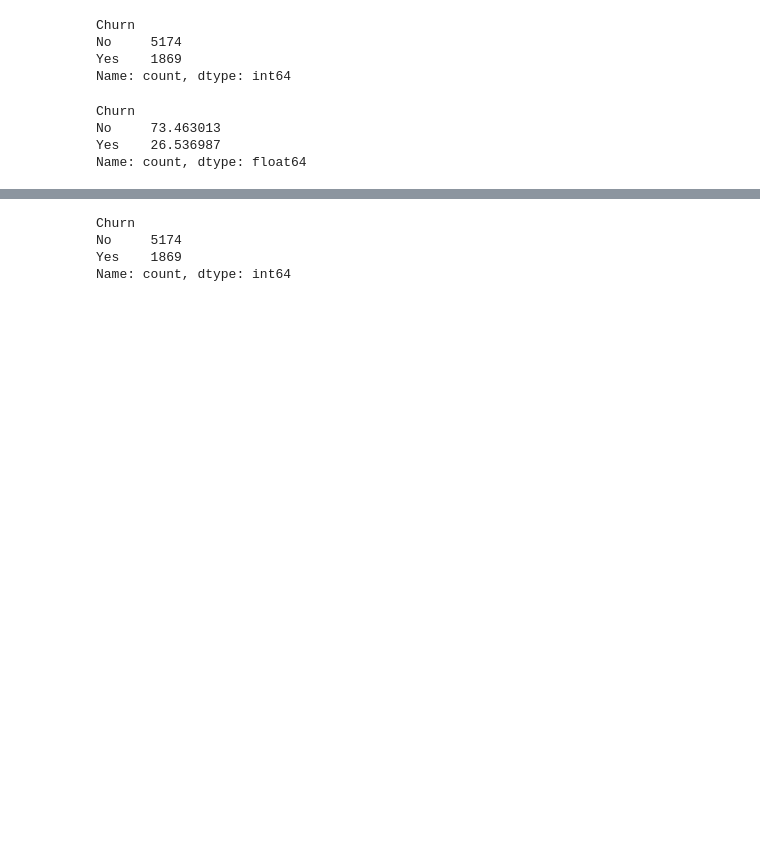
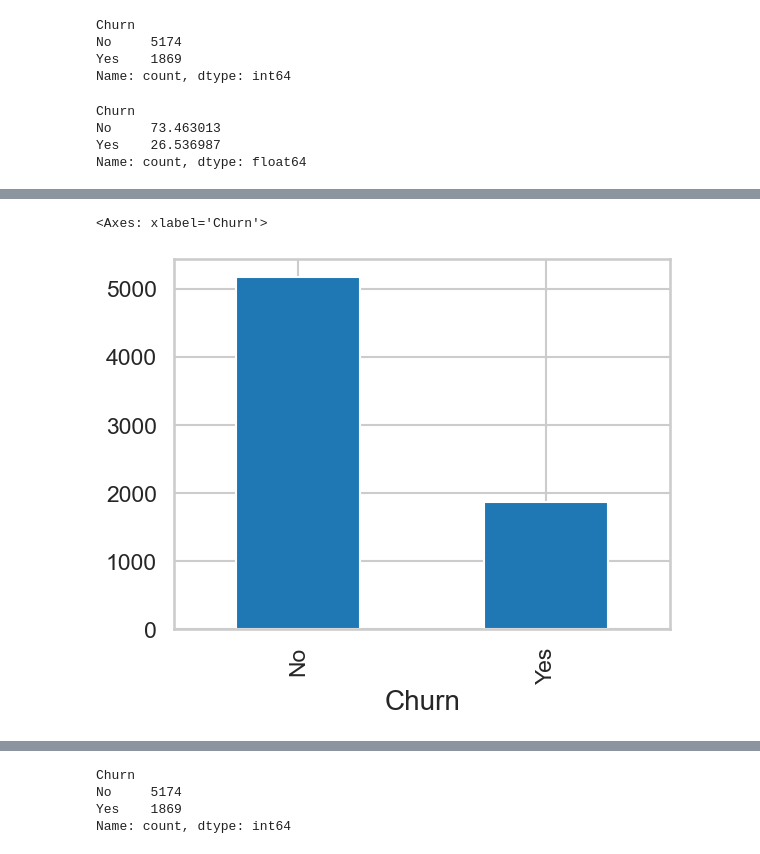
Before and after one commit to Musharraf-Bubere/Telecom_Customer_Churn_Prediction_using_Machine_Learning, a Jupyter notebook: Churn_Analysis_EDA.ipynb, the cells around one changed output, grey strips where cells are left out. Drawn from its saved outputs; the diff is of its cells as text; code cells hidden in the pictures; blank space fills up the shorter version.

```diff
--- a/Churn_Analysis_EDA.ipynb
+++ b/Churn_Analysis_EDA.ipynb
@@ -106,0 +112,5 @@ Name: count, dtype: float64
+# %%
+df['Churn'].value_counts().plot(kind='bar')
+# %% [output]
+<Axes: xlabel='Churn'>
+[figure, added]
```
Also changed, not shown: parts of 8 cells of this notebook.
